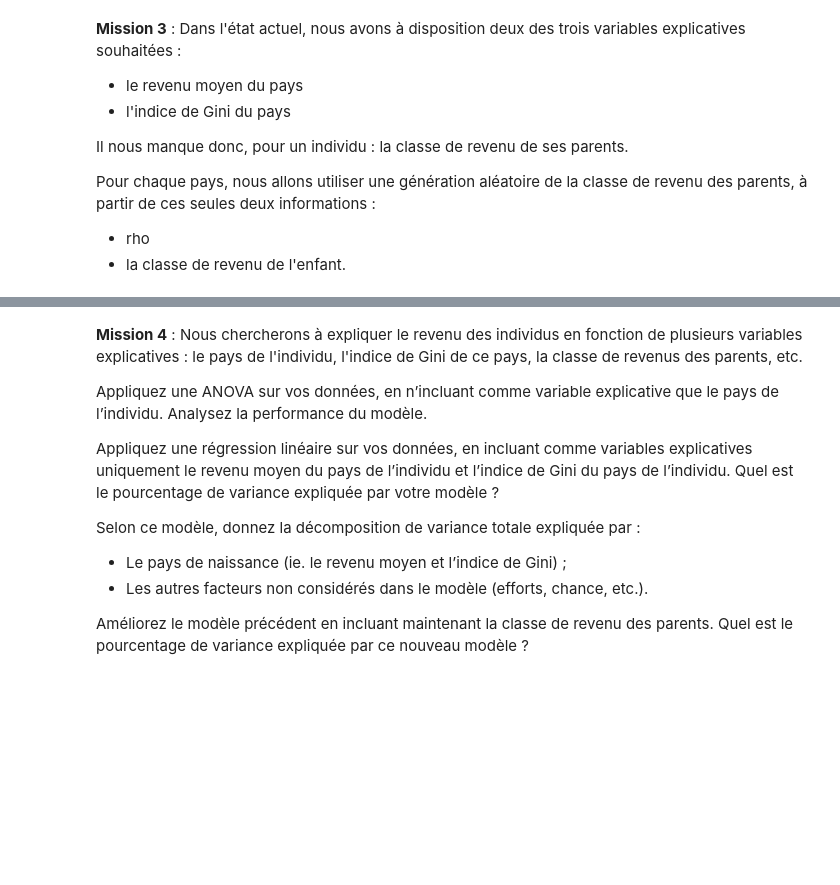
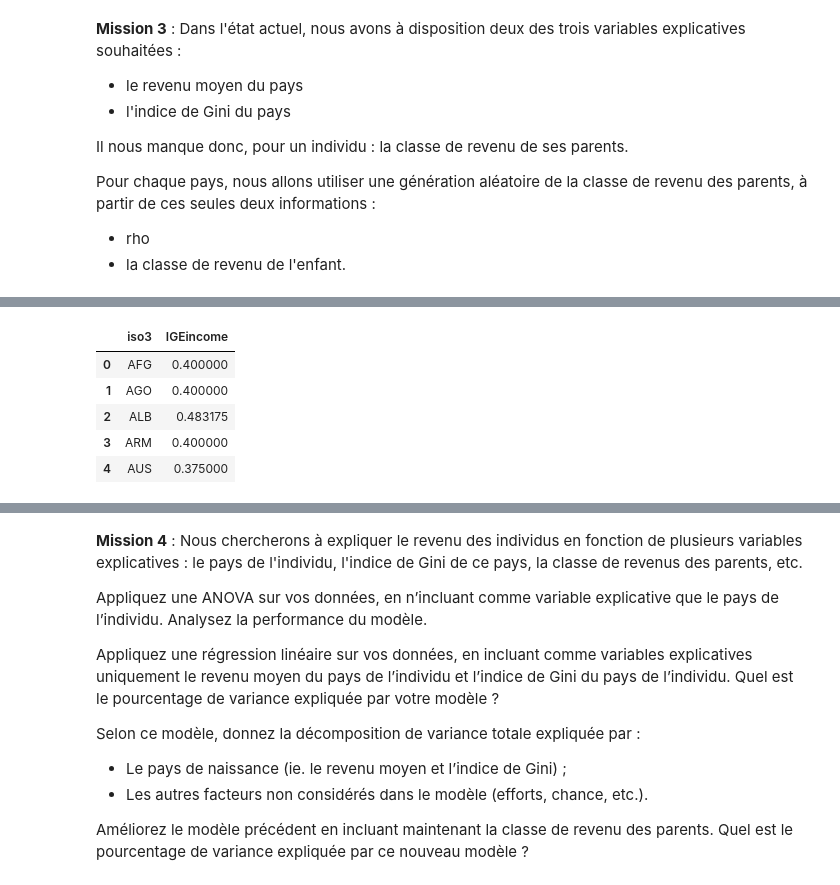
Before and after one commit to Sylvariane/prediction_revenus, a Jupyter notebook: P07_code.ipynb, the cells around one changed output, grey strips where cells are left out. Drawn from its saved outputs; the diff is of its cells as text; code cells hidden in the pictures; blank space fills up the shorter version.

```diff
--- a/P07_code.ipynb
+++ b/P07_code.ipynb
@@ -405,0 +372,12 @@ print("\nP(c_i_parent = {} | c_i_child = {}, pj = {}) = {}".format(c_i_parent, c
+# %%
+elasticity_coeff = elasticity_coeff.groupby('iso3').mean()
+elasticity_coeff = elasticity_coeff.reset_index()
+elasticity_coeff = elasticity_coeff.drop(columns='year')
+elasticity_coeff.head()
+# %% [output]
+|  | iso3 | IGEincome |
+| 0 | AFG | 0.400000 |
+| 1 | AGO | 0.400000 |
+| 2 | ALB | 0.483175 |
+| 3 | ARM | 0.400000 |
+| 4 | AUS | 0.375000 |
```
Also changed, not shown: parts of 19 cells of this notebook.
